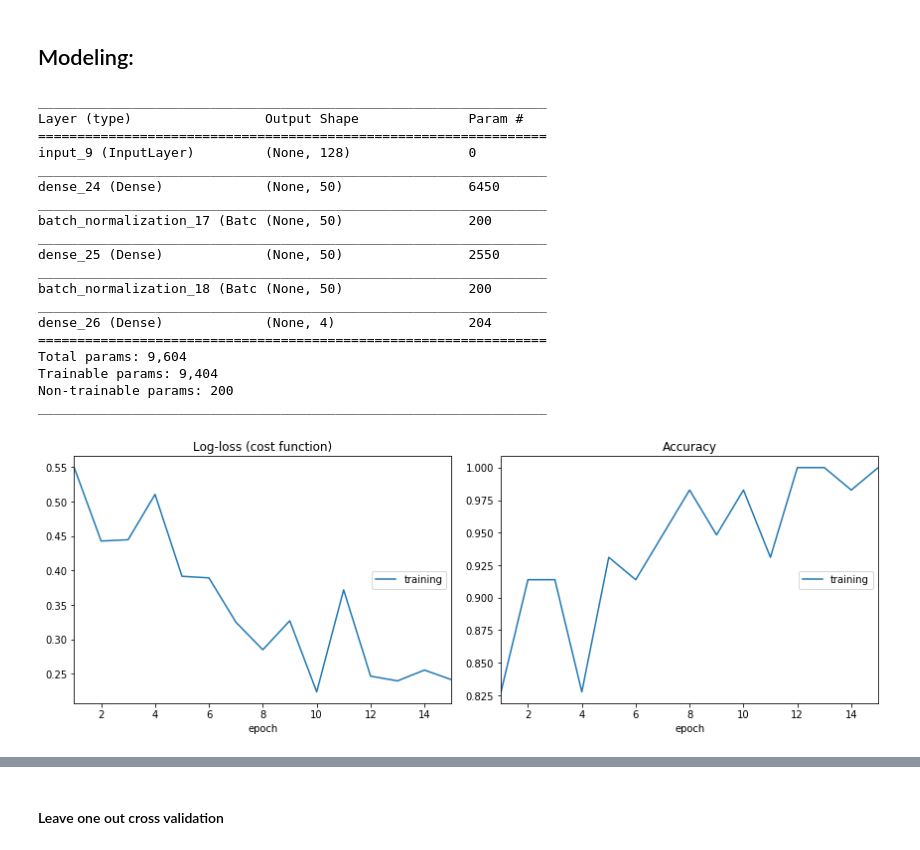
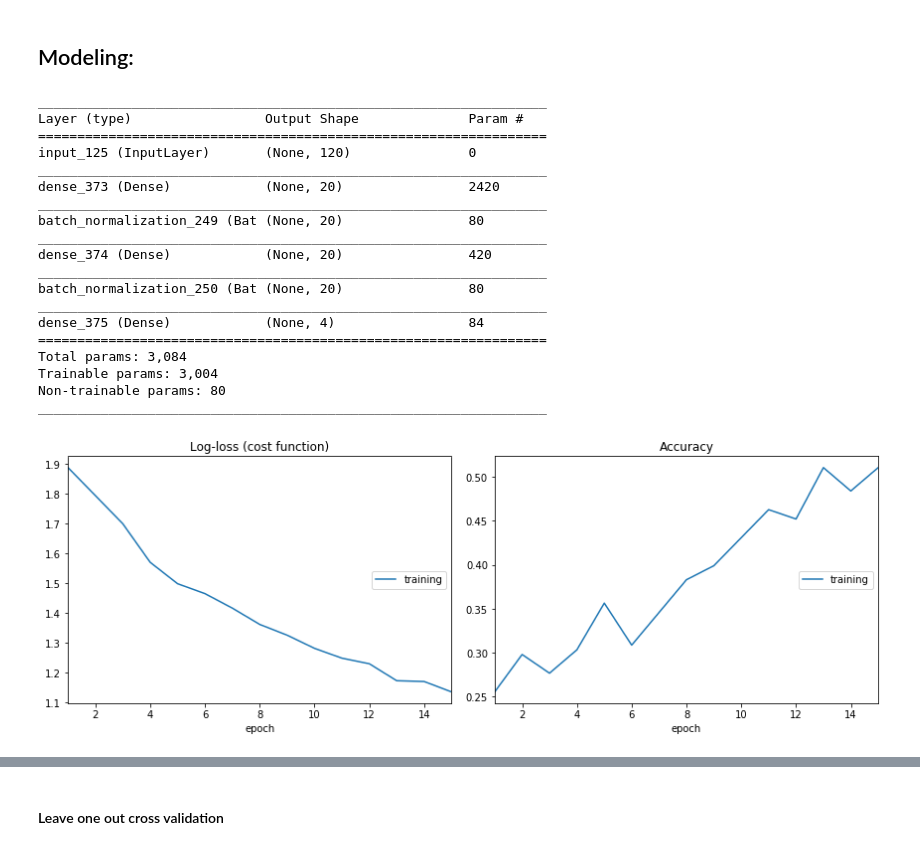
Before and after one commit to MattGraz/engr511, a Jupyter notebook: notebooks/generated_chord_model.ipynb, the cells around one changed output, grey strips where cells are left out. Cells and saved outputs as stored; diff of their text form; code cells hidden in the pictures.

```diff
--- a/notebooks/generated_chord_model.ipynb
+++ b/notebooks/generated_chord_model.ipynb
@@ -378,5 +380,5 @@ cd ../
 # %%
-recording_filenames = glob("data/recordings/*/*.wav", recursive=True)
+recording_filenames = glob("data/recordings_new/*/*/*.wav", recursive=True)
 # %%
 from src.Progression_Modeling import Load, Prepare, Mel_transform, normalize, melspectrogram, trim, CQT_transform, pseudo_cqt
 import soundfile as sf
@@ -486,10 +493,10 @@ y_train_int = to_categorical(le_chord_structure.transform(y_train))
 # %%
 in_data = Input(shape=(x_train.shape[1], ))
 
-lay1 = Dense(50, activation='relu')(in_data)
+lay1 = Dense(20, activation='relu')(in_data)
 lay1 = BatchNormalization()(lay1)
 
-lay2 = Dense(50, activation='relu')(lay1)
+lay2 = Dense(20, activation='relu')(lay1)
 lay2 = BatchNormalization()(lay2)
 
 output = Dense(y_train_int.shape[1], activation = "softmax")(lay2)
@@ -506,30 +513,30 @@ model.summary()
 _________________________________________________________________
 Layer (type)                 Output Shape              Param #
 =================================================================
-input_9 (InputLayer)         (None, 128)               0
+input_125 (InputLayer)       (None, 120)               0
 _________________________________________________________________
-dense_24 (Dense)             (None, 50)                6450
+dense_373 (Dense)            (None, 20)                2420
 _________________________________________________________________
-batch_normalization_17 (Batc (None, 50)                200
+batch_normalization_249 (Bat (None, 20)                80
 _________________________________________________________________
-dense_25 (Dense)             (None, 50)                2550
+dense_374 (Dense)            (None, 20)                420
 _________________________________________________________________
-batch_normalization_18 (Batc (None, 50)                200
+batch_normalization_250 (Bat (None, 20)                80
 _________________________________________________________________
-dense_26 (Dense)             (None, 4)                 204
+dense_375 (Dense)            (None, 4)                 84
 =================================================================
-Total params: 9,604
-Trainable params: 9,404
-Non-trainable params: 200
+Total params: 3,084
+Trainable params: 3,004
+Non-trainable params: 80
 _________________________________________________________________
 # %%
 history = model.fit([x_train],
                     [y_train_int],
                     epochs=15,
-                    batch_size=16,
+                    batch_size=32,
                     callbacks=[PlotLossesKeras()])
 # %% [output]
-[figure, old version]
+[figure, new version]
 # %%
 model.evaluate(x=x_train, y=y_train_int)
 # %% [output]
```
Also changed, not shown: parts of 21 cells of this notebook.
